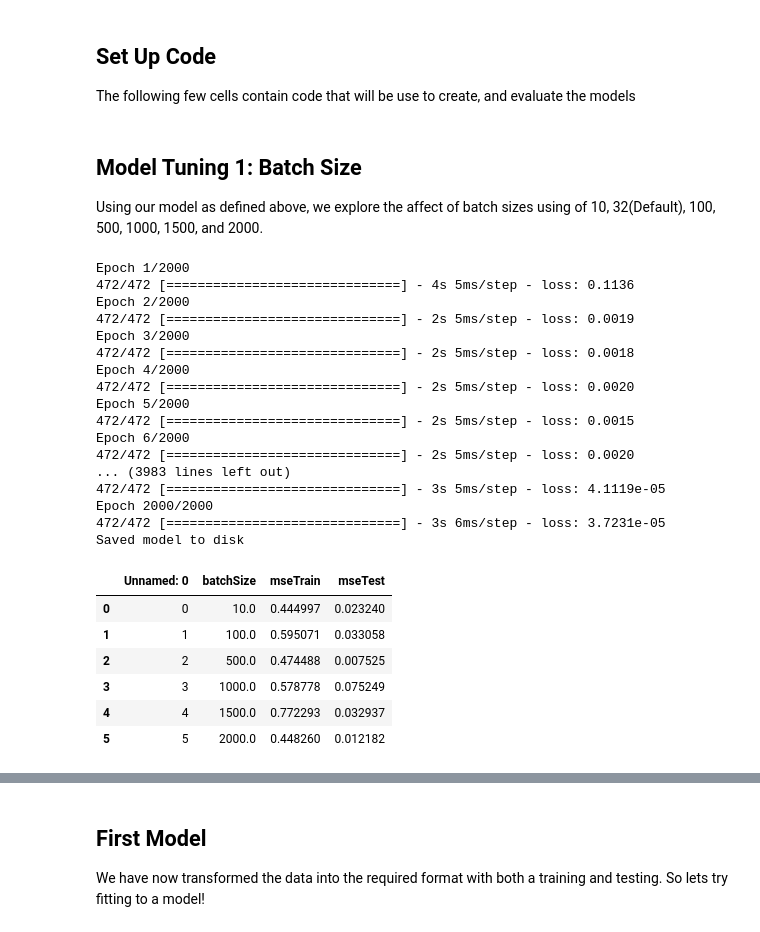
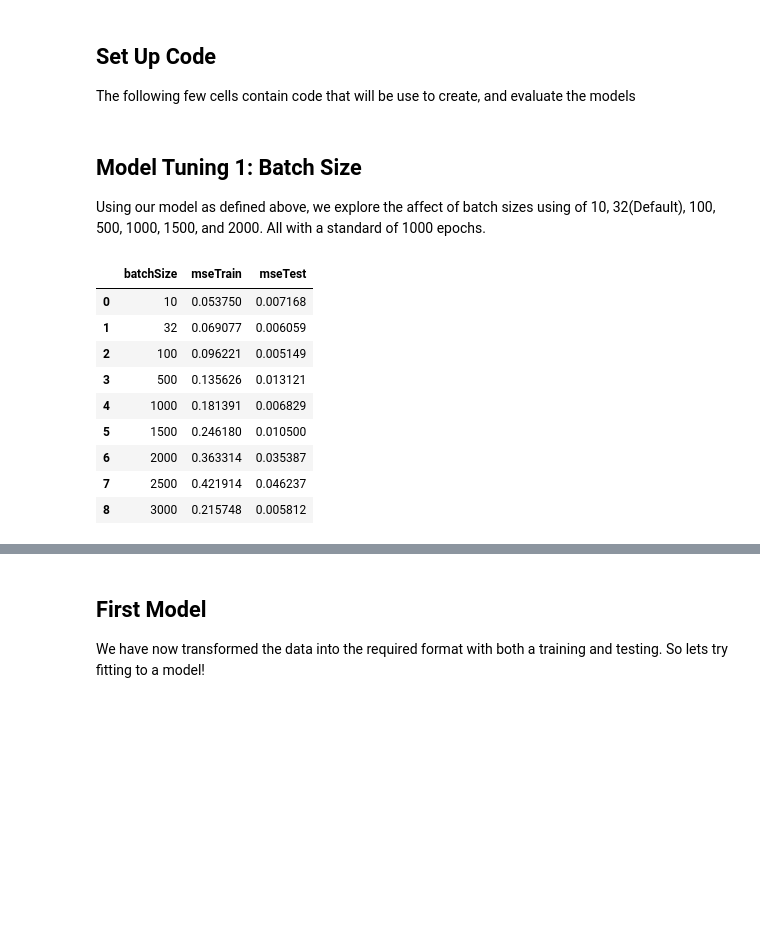
Before and after one commit to avickars/Deep-Learning-Stock-Trading-Model, a Jupyter notebook: neauralNetwork.ipynb, the cells around one changed output, grey strips where cells are left out. Saved outputs shown, nothing was run; the diff lists cells and outputs as text; code cells hidden in the pictures; blank space fills up the shorter version.

```diff
--- a/neauralNetwork.ipynb
+++ b/neauralNetwork.ipynb
@@ -151,43 +151,30 @@ def modelTraining(epoch, batchSize, neuronsLSTM1=50,neuronsLSTM2=128, neuronsDen
 # %% [markdown]
 ## Model Tuning 1: Batch Size
 
-Using our model as defined above, we explore the affect of batch sizes using of 10, 32(Default), 100, 500, 1000, 1500, and 2000.
+Using our model as defined above, we explore the affect of batch sizes using of 10, 32(Default), 100, 500, 1000, 1500, and 2000.  All with a standard of 1000 epochs.
 # %%
-batches = pd.DataFrame(columns=['batchSize', 'mseTrain','mseTest'])
-for batchSize in [10]:
-    model = modelTraining(2000, batchSize)
-    mseTrain, yHat, y = mse(xTrain,yTrain)
-    mseTest, yHat, y = mse(xTest,yTest)
-    batches = batches.append({'batchSize':batchSize, 'mseTrain': mseTrain, 'mseTest':mseTest}, ignore_index=True)
-    batches.to_csv('fordBatchTraining.csv')
+# batches = pd.DataFrame(columns=['batchSize', 'mseTrain','mseTest'])
+# for batchSize in [10,32 ,100, 500, 1000, 1500, 2000, 2500, 3000]:
+#     model = modelTraining(1000, batchSize)
+#     mseTrain, yHat, y = mse(xTrain,yTrain)
+#     mseTest, yHat, y = mse(xTest,yTest)
+#     batches = batches.append({'batchSize':batchSize, 'mseTrain': mseTrain, 'mseTest':mseTest}, ignore_index=True)
 
-    saveModel(model, f"fordBatchTraining{batchSize}", location='Data')
+#     saveModel(model, f"fordBatchTraining{batchSize}", location='Data')
+
+# batches.to_csv('Data/fordBatchTraining.csv')
 
 results = pd.read_csv('Data/fordBatchTraining.csv')
 results
 # %% [output]
-Epoch 1/2000
-472/472 [==============================] - 4s 5ms/step - loss: 0.1136
-Epoch 2/2000
-472/472 [==============================] - 2s 5ms/step - loss: 0.0019
-Epoch 3/2000
-472/472 [==============================] - 2s 5ms/step - loss: 0.0018
-Epoch 4/2000
-472/472 [==============================] - 2s 5ms/step - loss: 0.0020
-Epoch 5/2000
-472/472 [==============================] - 2s 5ms/step - loss: 0.0015
-Epoch 6/2000
-472/472 [==============================] - 2s 5ms/step - loss: 0.0020
-... (3983 lines left out)
-472/472 [==============================] - 3s 5ms/step - loss: 4.1119e-05
-Epoch 2000/2000
-472/472 [==============================] - 3s 6ms/step - loss: 3.7231e-05
-Saved model to disk
-|  | Unnamed: 0 | batchSize | mseTrain | mseTest |
-| 0 | 0 | 10.0 | 0.444997 | 0.023240 |
-| 1 | 1 | 100.0 | 0.595071 | 0.033058 |
-| 2 | 2 | 500.0 | 0.474488 | 0.007525 |
-| 3 | 3 | 1000.0 | 0.578778 | 0.075249 |
-| 4 | 4 | 1500.0 | 0.772293 | 0.032937 |
-| 5 | 5 | 2000.0 | 0.448260 | 0.012182 |
+|  | batchSize | mseTrain | mseTest |
+| 0 | 10 | 0.053750 | 0.007168 |
+| 1 | 32 | 0.069077 | 0.006059 |
+| 2 | 100 | 0.096221 | 0.005149 |
+| 3 | 500 | 0.135626 | 0.013121 |
+| 4 | 1000 | 0.181391 | 0.006829 |
+| 5 | 1500 | 0.246180 | 0.010500 |
+| 6 | 2000 | 0.363314 | 0.035387 |
+| 7 | 2500 | 0.421914 | 0.046237 |
+| 8 | 3000 | 0.215748 | 0.005812 |
 # %% [markdown]
```
Also changed, not shown: parts of 9 cells of this notebook, 27 other files.
